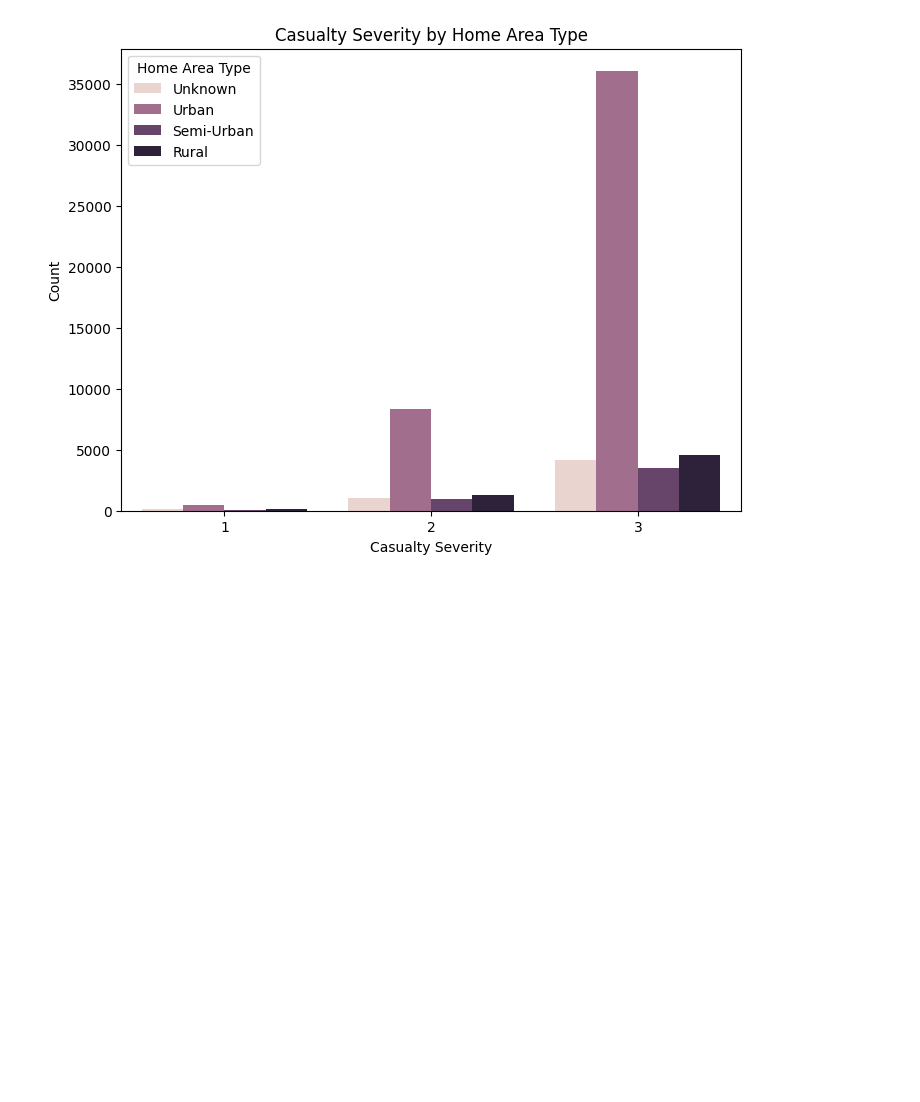
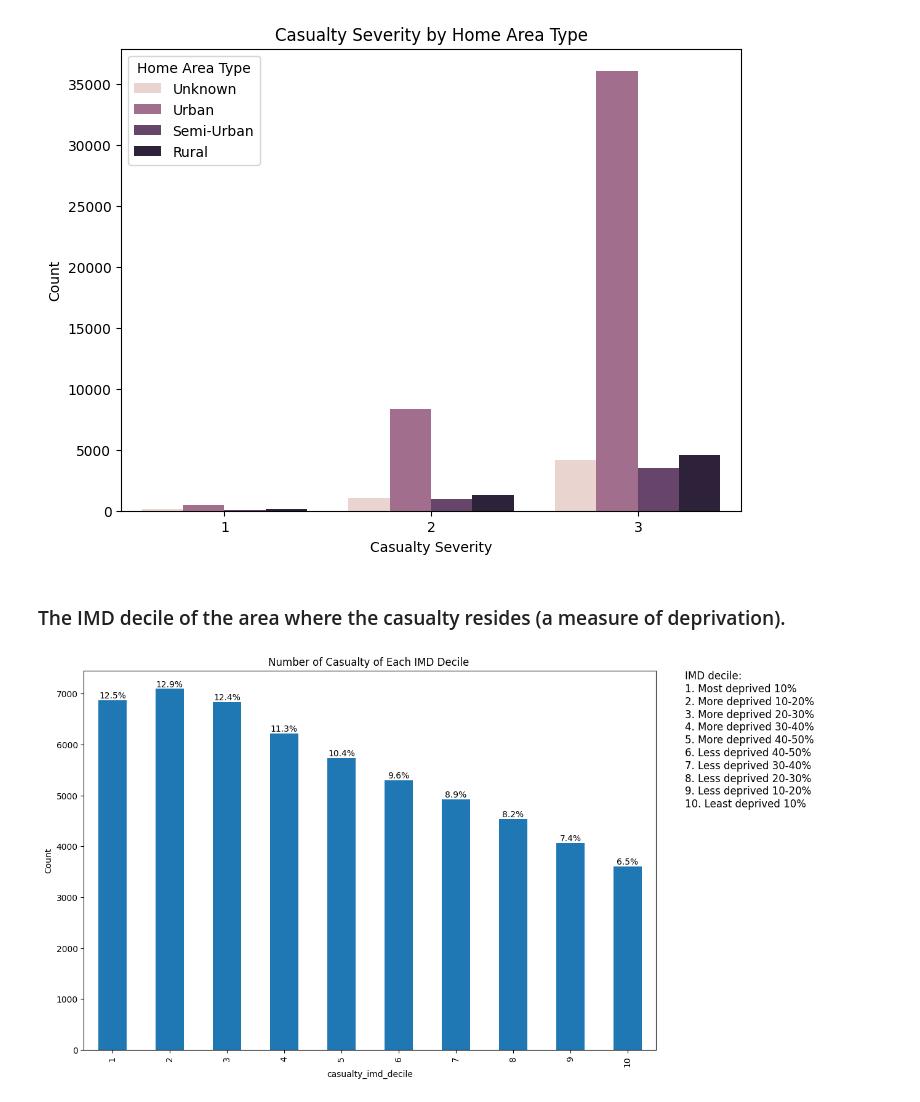
Before and after one commit to MohammadJavadN/Road-Accidents-Analysis, a Jupyter notebook: ds.ipynb, the cells around one changed output. Cells and saved outputs as stored; diff of their text form; code cells hidden in the pictures; blank space fills up the shorter version.

Commit message:
casualty_imd_decile bar plot

```diff
--- a/ds.ipynb
+++ b/ds.ipynb
@@ -255,3 +255,40 @@ plt.legend(title='Home Area Type', labels=['Unknown', 'Urban', 'Semi-Urban', 'Ru
 plt.show()
 # %% [output]
 [figure]
+# %% [markdown]
+###  The IMD decile of the area where the casualty resides (a measure of deprivation).
+# %%
+# Plot the number of occurrences of each class in the 'casualty_imd_decile' column
+class_counts = df[df['casualty_imd_decile'] != -1]['casualty_imd_decile'].value_counts().sort_index()
+
+# Calculate the percentage of each class
+total = class_counts.sum()
+percentages = (class_counts / total) * 100
+
+# Plot the bar chart
+plt.figure(figsize=(12, 8))
+ax = class_counts.plot(kind='bar')
+plt.xlabel('casualty_imd_decile')
+plt.ylabel('Count')
+plt.title('Number of Casualty of Each IMD Decile ')
+
+# Annotate the bars with percentages
+for i, v in enumerate(class_counts):
+    ax.text(i, v + 1, f'{percentages[percentages.index[i]]:.1f}%', ha='center', va='bottom')
+
+text = "IMD decile:\n" \
+        + "1. Most deprived 10%                         \n" \
+        + "2. More deprived 10-20%                     \n" \
+        + "3. More deprived 20-30%                     \n" \
+        + "4. More deprived 30-40%                     \n" \
+        + "5. More deprived 40-50%                     \n" \
+        + "6. Less deprived 40-50%                     \n" \
+        + "7. Less deprived 30-40%                     \n" \
+        + "8. Less deprived 20-30%                     \n" \
+        + "9. Less deprived 10-20%                     \n" \
+        + "10. Least deprived 10%                      \n"
+plt.text(1.05, 0.8, text, fontsize=12, transform=plt.gca().transAxes, va='center')
+
+plt.show()
+# %% [output]
+[figure, added]
```
